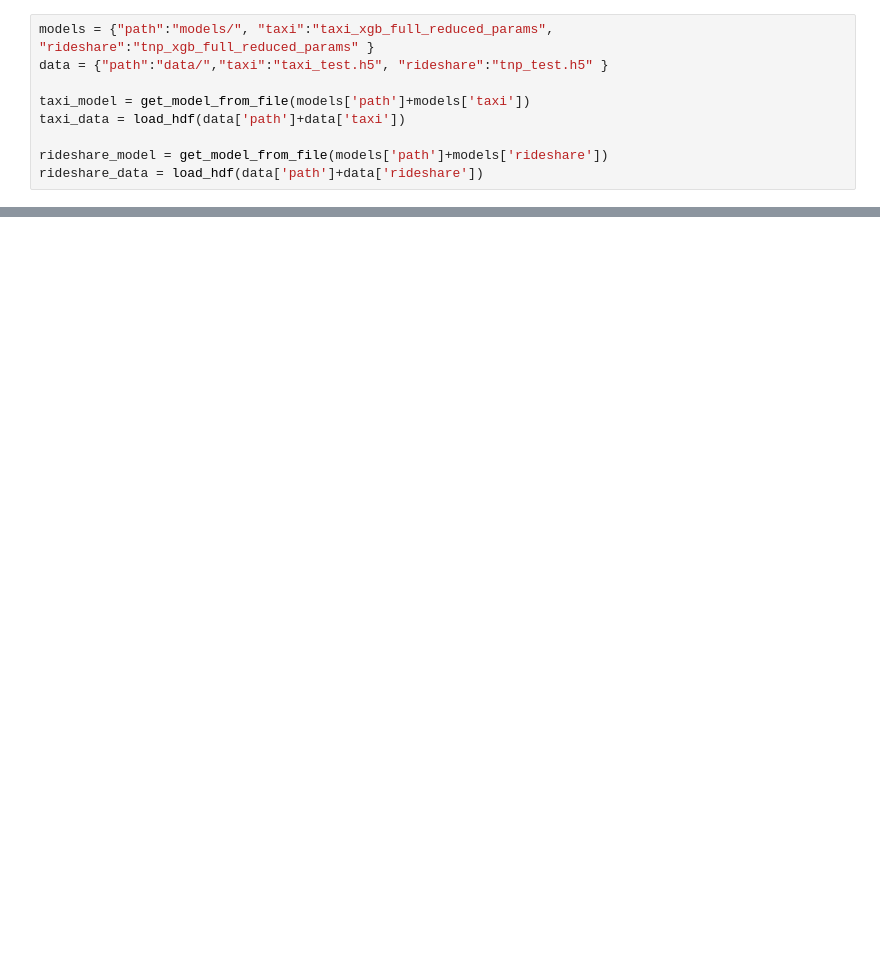
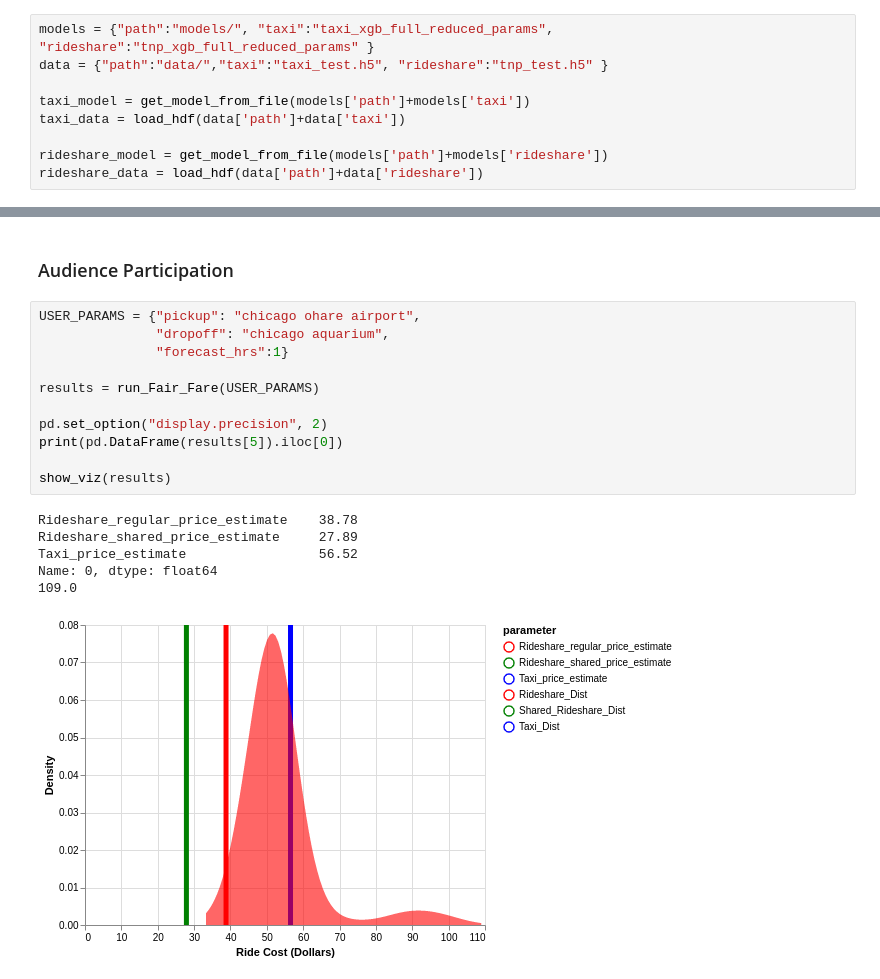
Before and after one commit to isaackod/TNP_taxi_project, a Jupyter notebook: high_level_UI.ipynb, the cells around one changed output, grey strips where cells are left out. Cells and saved outputs as stored; diff of their text form; blank space fills up the shorter version.

```diff
--- a/high_level_UI.ipynb
+++ b/high_level_UI.ipynb
@@ -163,0 +242,20 @@ kde
+# %% [markdown]
+### Audience Participation
+# %%
+USER_PARAMS = {"pickup": "chicago ohare airport",
+               "dropoff": "chicago aquarium",
+               "forecast_hrs":1}
+
+results = run_Fair_Fare(USER_PARAMS)
+
+pd.set_option("display.precision", 2)
+print(pd.DataFrame(results[5]).iloc[0])
+
+show_viz(results)
+# %% [output]
+Rideshare_regular_price_estimate    38.78
+Rideshare_shared_price_estimate     27.89
+Taxi_price_estimate                 56.52
+Name: 0, dtype: float64
+109.0
+[figure, added]
```
Also changed, not shown: parts of 21 cells of this notebook, 3 other files.
